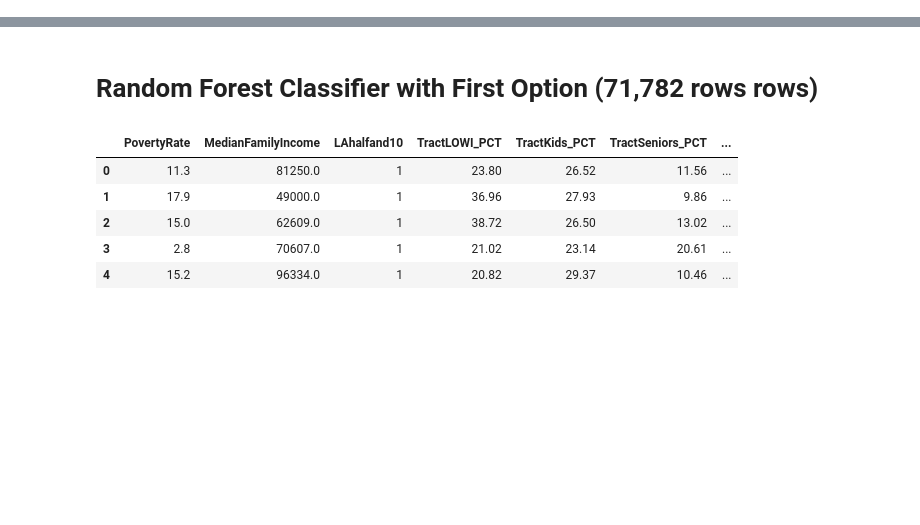
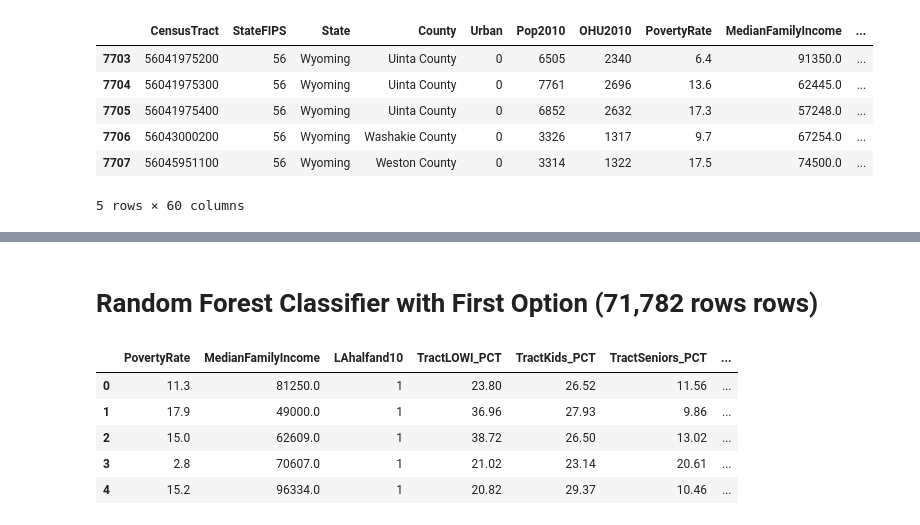
Before and after one commit to meeyoungPH/food-insecurity-machine-learning, a Jupyter notebook: static/data/food_access_multiple_df.ipynb, the cells around one changed output, grey strips where cells are left out. Saved outputs shown, nothing was run; the diff lists cells and outputs as text; code cells hidden in the pictures; blank space fills up the shorter version.

```diff
--- a/static/data/food_access_multiple_df.ipynb
+++ b/static/data/food_access_multiple_df.ipynb
@@ -321 +40,13 @@ second_food_access_df.tail()
+# %%
+# second dataframe
+second_food_access_df = pd.read_sql_query('select * from food_access_2', engine)
+second_food_access_df.tail()
+# %% [output]
+|  | CensusTract | StateFIPS | State | County | Urban | Pop2010 | OHU2010 | PovertyRate | MedianFamilyIncome | ... |
+| 7703 | 56041975200 | 56 | Wyoming | Uinta County | 0 | 6505 | 2340 | 6.4 | 91350.0 | ... |
+| 7704 | 56041975300 | 56 | Wyoming | Uinta County | 0 | 7761 | 2696 | 13.6 | 62445.0 | ... |
+| 7705 | 56041975400 | 56 | Wyoming | Uinta County | 0 | 6852 | 2632 | 17.3 | 57248.0 | ... |
+| 7706 | 56043000200 | 56 | Wyoming | Washakie County | 0 | 3326 | 1317 | 9.7 | 67254.0 | ... |
+| 7707 | 56045951100 | 56 | Wyoming | Weston County | 0 | 3314 | 1322 | 17.5 | 74500.0 | ... |
+5 rows × 60 columns
 # %%
```
Also changed, not shown: parts of 46 cells of this notebook.
